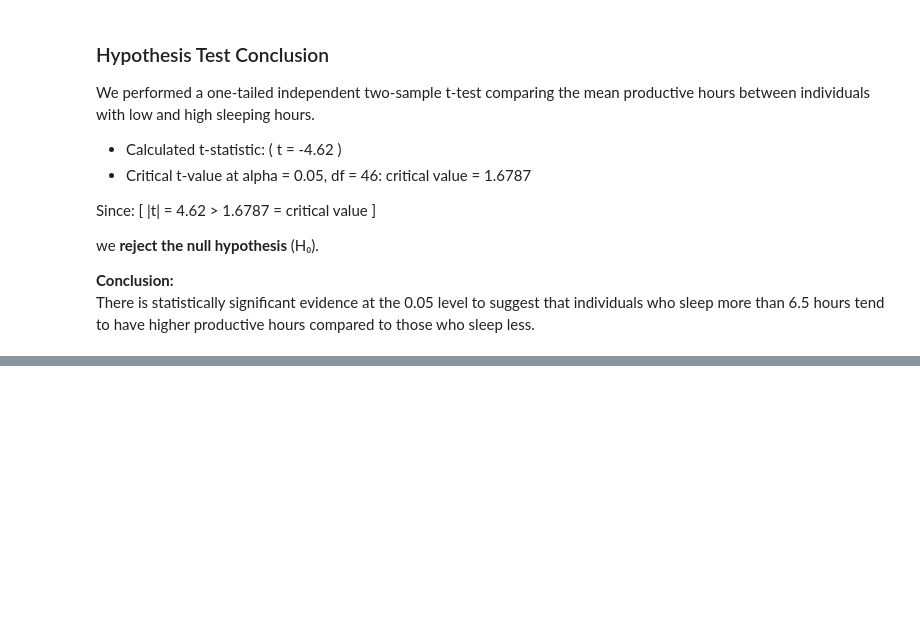
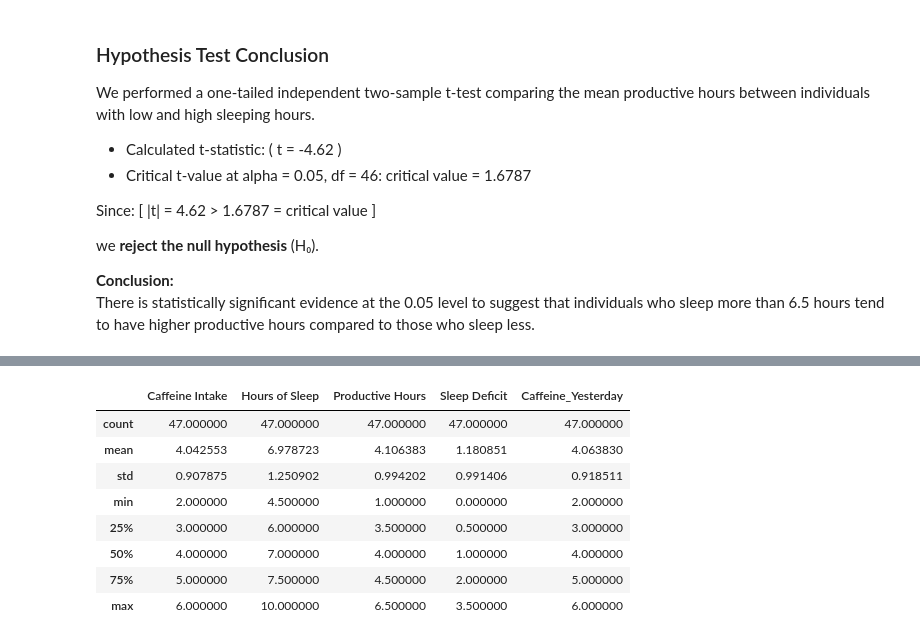
Before and after one commit to emrecavus1/Emre-Cavus-DSA-210-Project, a Jupyter notebook: DSA 210 Project.ipynb, the cells around one changed output, grey strips where cells are left out. Cells and saved outputs as stored; diff of their text form; code cells hidden in the pictures; blank space fills up the shorter version.

```diff
--- a/DSA 210 Project.ipynb
+++ b/DSA 210 Project.ipynb
@@ -283,0 +337,12 @@ There is statistically significant evidence at the 0.05 level to suggest that in
+# %%
+numeric_data.describe()
+# %% [output]
+|  | Caffeine Intake | Hours of Sleep | Productive Hours | Sleep Deficit | Caffeine_Yesterday |
+| count | 47.000000 | 47.000000 | 47.000000 | 47.000000 | 47.000000 |
+| mean | 4.042553 | 6.978723 | 4.106383 | 1.180851 | 4.063830 |
+| std | 0.907875 | 1.250902 | 0.994202 | 0.991406 | 0.918511 |
+| min | 2.000000 | 4.500000 | 1.000000 | 0.000000 | 2.000000 |
+| 25% | 3.000000 | 6.000000 | 3.500000 | 0.500000 | 3.000000 |
+| 50% | 4.000000 | 7.000000 | 4.000000 | 1.000000 | 4.000000 |
+| 75% | 5.000000 | 7.500000 | 4.500000 | 2.000000 | 5.000000 |
+| max | 6.000000 | 10.000000 | 6.500000 | 3.500000 | 6.000000 |
```
Also changed, not shown: parts of 23 cells of this notebook.
